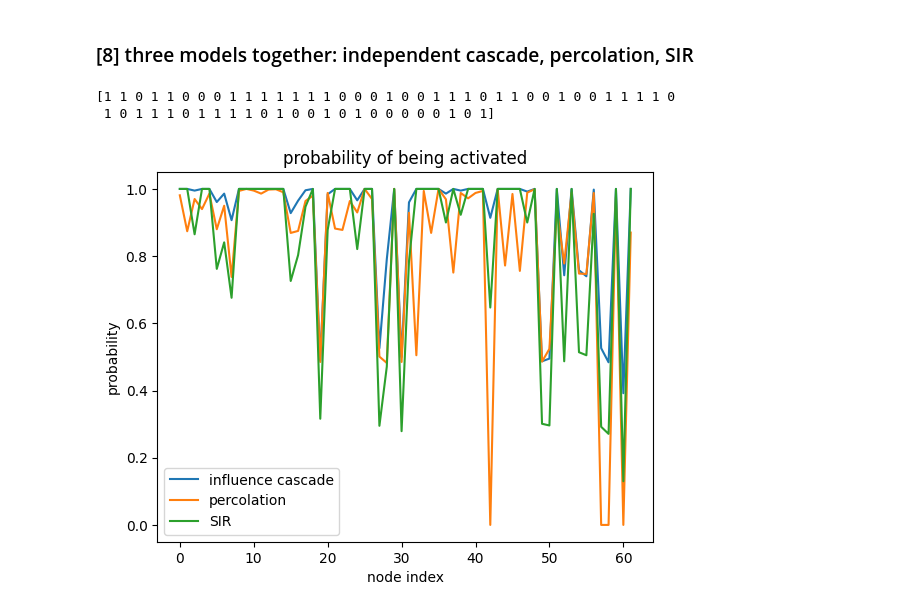
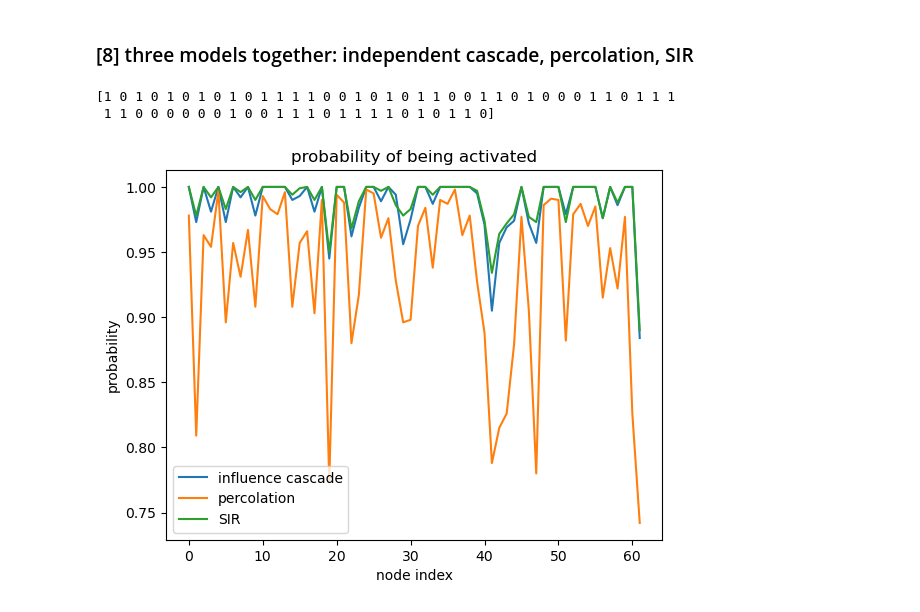
Before and after one commit to yilewang/dynamical_net_sys_class, a Jupyter notebook: lab6/lab6_yxw190015.ipynb, the cells around one changed output. Cells and saved outputs as stored; diff of their text form; code cells hidden in the pictures.

```diff
--- a/lab6/lab6_yxw190015.ipynb
+++ b/lab6/lab6_yxw190015.ipynb
@@ -348,13 +346,17 @@ smallest eigenvalue is -21.77917042007246
 graph 1: beta = 2, gamma = 1, eigen_max = 7.1, beta * eigen_max > gamma, epidemic
 graph 2: beta = 2, gamma = 20, eigen_max = 7.1, beta * eigen_max < gamma, no epidemic
 # %%
-beta_list = [2,2]
-gamma_list =  [1, 20]
+AA = A3
+NN = N3
+GG = G3
+
+beta_list = [1,3.5]
+gamma_list =  [1,1]
 
 fig, axes = plt.subplots(nrows=1, ncols=2, figsize=(10,5))
 for index, ax in enumerate(axes.flatten()):
     # an example of a network with eigenvalue as the `gamma`
-    history_I, history_S, history_R = SIR_model(beta_list[index], gamma_list[index], A1,N1, dt, time)
+    history_I, history_S, history_R = SIR_model(beta_list[index], gamma_list[index], AA,NN, dt, time)
     ax.plot(time, history_I, label = 'Infected')
     ax.plot(time, history_S, label = 'Susceptible')
     ax.plot(time, history_R, label = 'Recovered')
@@ -432,58 +434,56 @@ def percolation(A, x, p=0.5):
 # %% [markdown]
 ### [8] three models together: independent cascade, percolation, SIR
 # %%
-N = N1
-A = A1
-G = G1
+prob = 0.1
 
 # the random seed set
-x = array([random.choice([0, 1]) for _ in range(N)])
+x = array([random.choice([0, 1]) for _ in range(NN)])
 print(x)
 
 
 ### The independent cascade model
-prob_collection_cascade = zeros((1000, N))
+prob_collection_cascade = zeros((1000, NN))
 for i in range(1000):
     # step 1: run influence cascade
-    xx = influence_cascade(G, 0.5, x)
+    xx = influence_cascade(GG, prob, x)
     # step 2: record the probability of being activated
     prob_collection_cascade[i] = xx
 
 ### The percolation model
-prob_collection_percolation = zeros((1000, N))
+prob_collection_percolation = zeros((1000, NN))
 for i in range(1000):
     # step 1: run influence cascade
-    xx = percolation(A, x, p=0.5)
+    xx = percolation(AA, x, p=prob)
     # step 2: record the probability of being activated
     prob_collection_percolation[i] = xx
 
 
 ### The SIR of independent cascade model
 beta = 1
 
 prob_recovering = history_R[-1]
 
 prob_SIR = 1- exp(-beta*prob_recovering)
 
 ### The independent cascade model
-prob_collection_SIR = zeros((1000, N))
+prob_collection_SIR = zeros((1000, NN))
 for i in range(1000):
     # step 1: run influence cascade
-    xx = influence_cascade(G, p=prob_SIR, x=x)
+    xx = influence_cascade(GG, p=prob_SIR, x=x)
     # step 2: record the probability of being activated
     prob_collection_SIR[i] = xx
 
 
 
 plt.plot(mean(prob_collection_cascade, axis=0), label='influence cascade')
 plt.plot(mean(prob_collection_percolation, axis=0), label='percolation')
 plt.plot(mean(prob_collection_SIR, axis=0), label='SIR')
 plt.xlabel('node index')
 plt.ylabel('probability')
 plt.title('probability of being activated')
 plt.legend()
 plt.show()
 # %% [output]
-[1 1 0 1 1 0 0 0 1 1 1 1 1 1 1 0 0 0 1 0 0 1 1 1 0 1 1 0 0 1 0 0 1 1 1 1 0
- 1 0 1 1 1 0 1 1 1 1 0 1 0 0 1 0 1 0 0 0 0 0 1 0 1]
+[1 0 1 0 1 0 1 0 1 0 1 1 1 1 0 0 1 0 1 0 1 1 0 0 1 1 0 1 0 0 0 1 1 0 1 1 1
+ 1 1 0 0 0 0 0 0 1 0 0 1 1 1 0 1 1 1 1 0 1 0 1 1 0]
-[figure, old version]
+[figure, new version]
```
Also changed, not shown: parts of 5 cells of this notebook, 1 other file.
